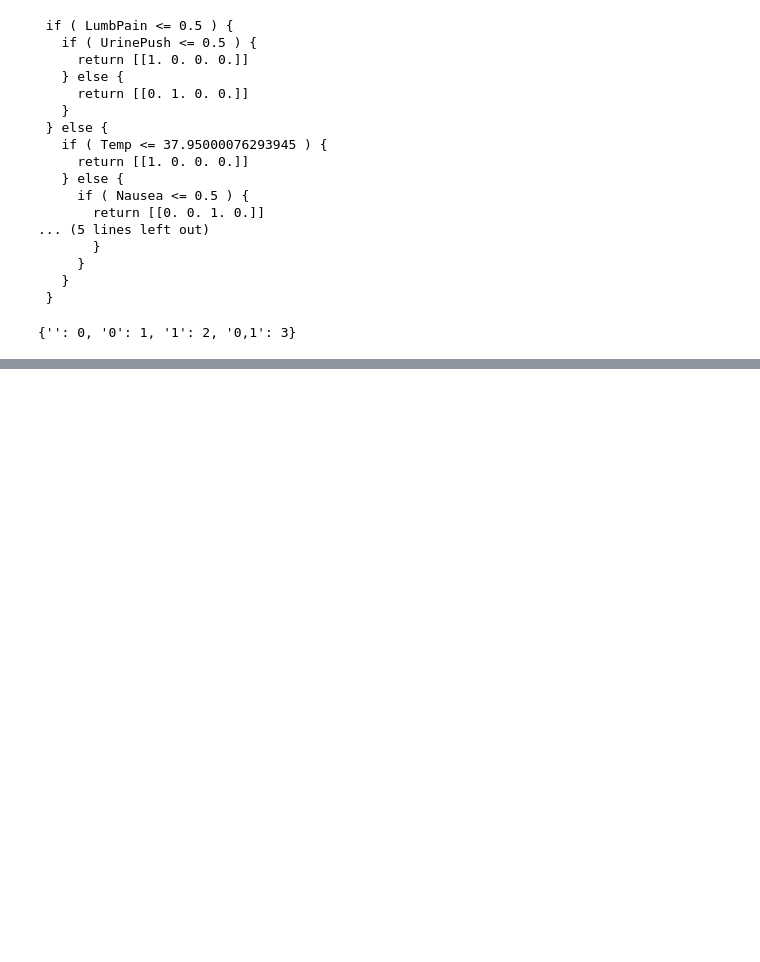
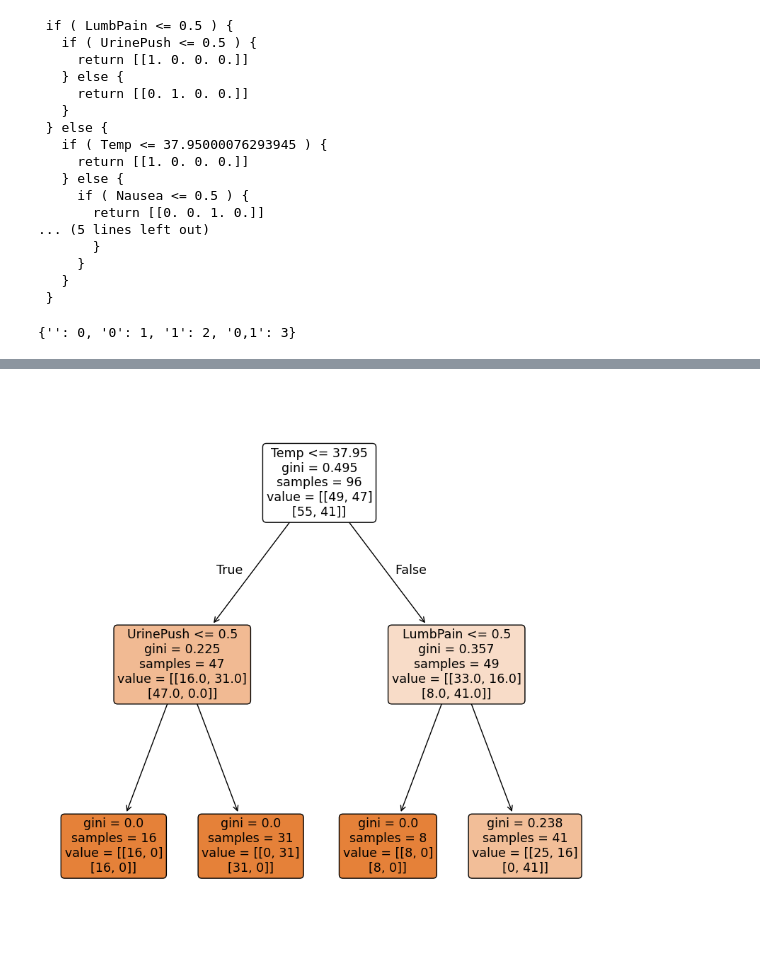
Before and after one commit to brynndafoe02/dsci552_summer2026, a Jupyter notebook: Dafoe_Brynn_HW5/notebook/Dafoe_Brynn_HW5.ipynb, the cells around one changed output, grey strips where cells are left out. Drawn from its saved outputs; the diff is of its cells as text; code cells hidden in the pictures; blank space fills up the shorter version.

```diff
--- a/Dafoe_Brynn_HW5/notebook/Dafoe_Brynn_HW5.ipynb
+++ b/Dafoe_Brynn_HW5/notebook/Dafoe_Brynn_HW5.ipynb
@@ -149,0 +153,27 @@ print(clf.unique_combinations_)
+# %%
+# d_X, d_Y
+# doing manual over GridSearch because GridSearchCV gave me 100% test accuracy,
+    # but the tree was not pruned any further than the one above because the one
+    # above achieves 100% accuracy.
+    # Going to pick a larger alpha that still has a good accuracy
+        # in order to get a smaller tree
+
+d_X_train, d_X_test, d_Y_train, d_Y_test = train_test_split(d_X, d_Y, test_size=0.2, random_state=42)
+
+clf_pruning = DecisionTreeClassifier(random_state=42)
+clf_pruning.fit(d_X_train, d_Y_train)
+
+path = clf_pruning.cost_complexity_pruning_path(d_X_train, d_Y_train)
+ccp_alphas = path.ccp_alphas
+
+# print(ccp_alphas) # -> [0.         0.05081301 0.08034677 0.10992908 0.20267279]
+
+for alpha in ccp_alphas: # seeing test acc + depth to pick a tree that is pruned but still has good test acc
+    diff_tree = DecisionTreeClassifier(random_state=42, ccp_alpha=alpha)
+    diff_tree.fit(d_X_train, d_Y_train)
+    test_acc = diff_tree.score(d_X_test, d_Y_test)
+    tree_depth = diff_tree.get_depth()
+
+    print(f"Alpha Used: {alpha}")
+    print(f"Test Accuracy: {test_acc}")
+    print(f"Tree Depth: {tree_depth}\n")
@@ -149,0 +200,11 @@ print(clf.unique_combinations_)
+# %%
+# above, alpha 0.0508130081300813 has good trade off: small depth, second best / high-ish test acc
+picked_alpha = ccp_alphas[1]
+alpha_tree = DecisionTreeClassifier(random_state=42, ccp_alpha=picked_alpha)
+alpha_tree.fit(d_X_train, d_Y_train)
+
+plt.figure(figsize=(10, 10))
+plot_tree(alpha_tree, feature_names=["Temp", "Nausea", "LumbPain", "UrinePush", "MictPains", "Burning"], filled=True, rounded=True)
+plt.show()
+# %% [output]
+[figure, added]
```
Also changed, not shown: parts of 5 cells of this notebook.
